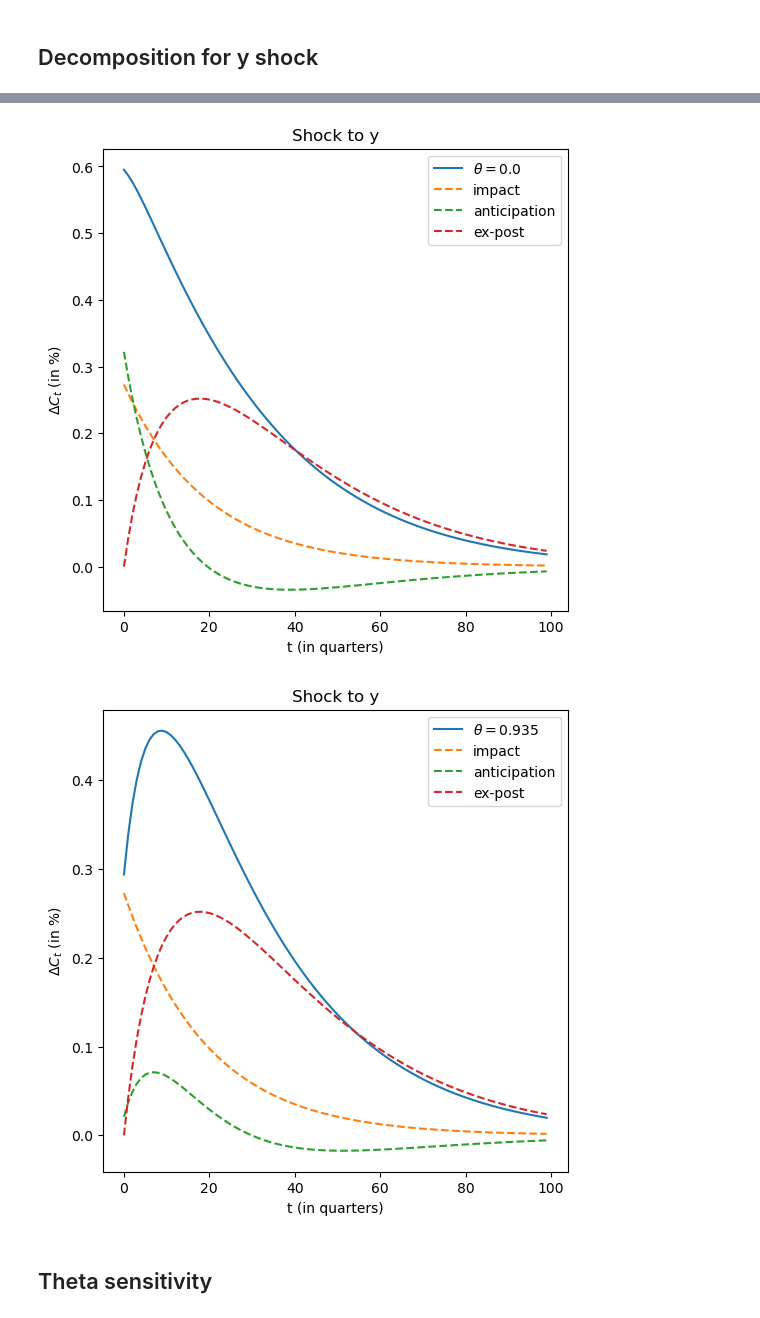
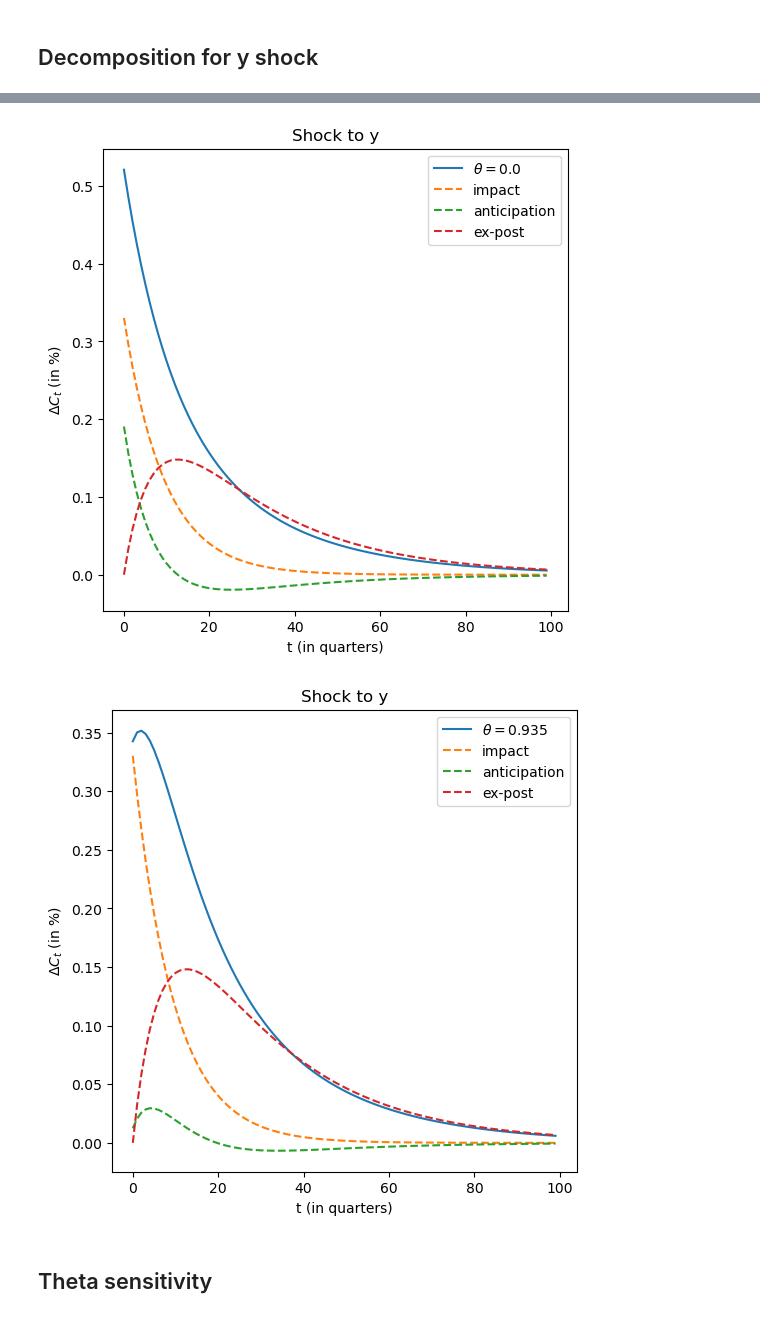
Before and after one commit to YanWin/StickyInformationHANK, a Jupyter notebook: notebooks/Replication_Notebooks/MPC_iMPC_matching.ipynb, the cells around one changed output, grey strips where cells are left out. Cells and saved outputs as stored; diff of their text form; code cells hidden in the pictures.

Commit message:
Analysis Notebook Graphs

```diff
--- a/notebooks/Replication_Notebooks/MPC_iMPC_matching.ipynb
+++ b/notebooks/Replication_Notebooks/MPC_iMPC_matching.ipynb
@@ -30,5 +33,5 @@ Analysis about the interaction of sticky information and the consumption respons
 # %%
-model = HAsimpleModel.HAsimpleModelClass(par={'beta_mean': 0.9923, 'sigma_e': 0.31})
+model = HAsimpleModel.HAsimpleModelClass(par={'beta_mean': 0.9923, 'sigma_e': 0.36})
 model.find_ss()
 model._compute_jac_hh()
 print(f'beta: {model.par.beta_mean}')
@@ -391,7 +394,7 @@ label_list = [f'$\\theta = {model_list[0].par.inattention}$', f'$\\theta = {mode
 compare_outputs = ['C_hh']
 
 shocks_jump = [0.01 * ss.y]
-shocks_rho = [0.95]
+shocks_rho = [0.9]
 
 # fig = plot_PE_hh(model_list, label_list, compare_outputs, compare_inputs, plot_periods, shocks_jump, shocks_rho)
 
@@ -411,5 +414,5 @@ fig = plotter_PE(fig, [model_list[1]], [label_list[1]], compare_outputs, compare
-[figure, old version]
+[figure, new version]
-[figure, old version]
+[figure, new version]
 # %% [markdown]
 ## Theta sensitivity
 # %%
```
Also changed, not shown: parts of 38 cells of this notebook, 1 other file.
